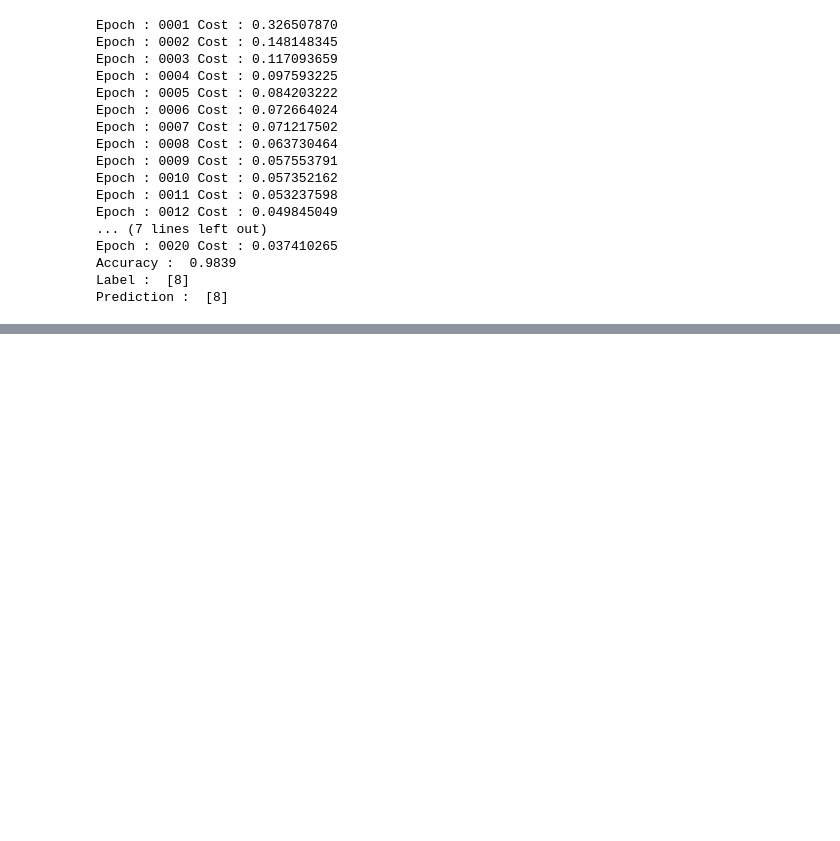
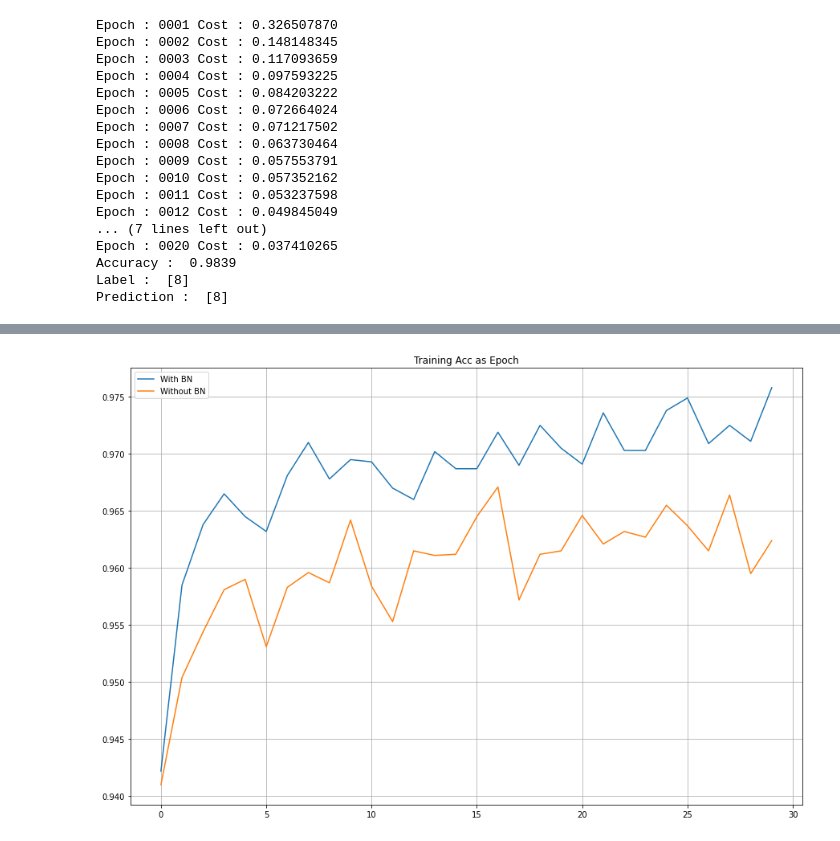
Before and after one commit to kimsangho611/DeepLearningZeroToAll-Practice, a Jupyter notebook: 모두의_딥러닝.ipynb, the cells around one changed output, grey strips where cells are left out. Drawn from its saved outputs; the diff is of its cells as text; code cells hidden in the pictures; blank space fills up the shorter version.

```diff
--- a/모두의_딥러닝.ipynb
+++ b/모두의_딥러닝.ipynb
@@ -2225,0 +2403,4 @@ Prediction :  [8]
+# %%
+plot_compare(train_accs, title = 'Training Acc as Epoch')
+# %% [output]
+[figure, added]
```
Also changed, not shown: parts of 21 cells of this notebook.
